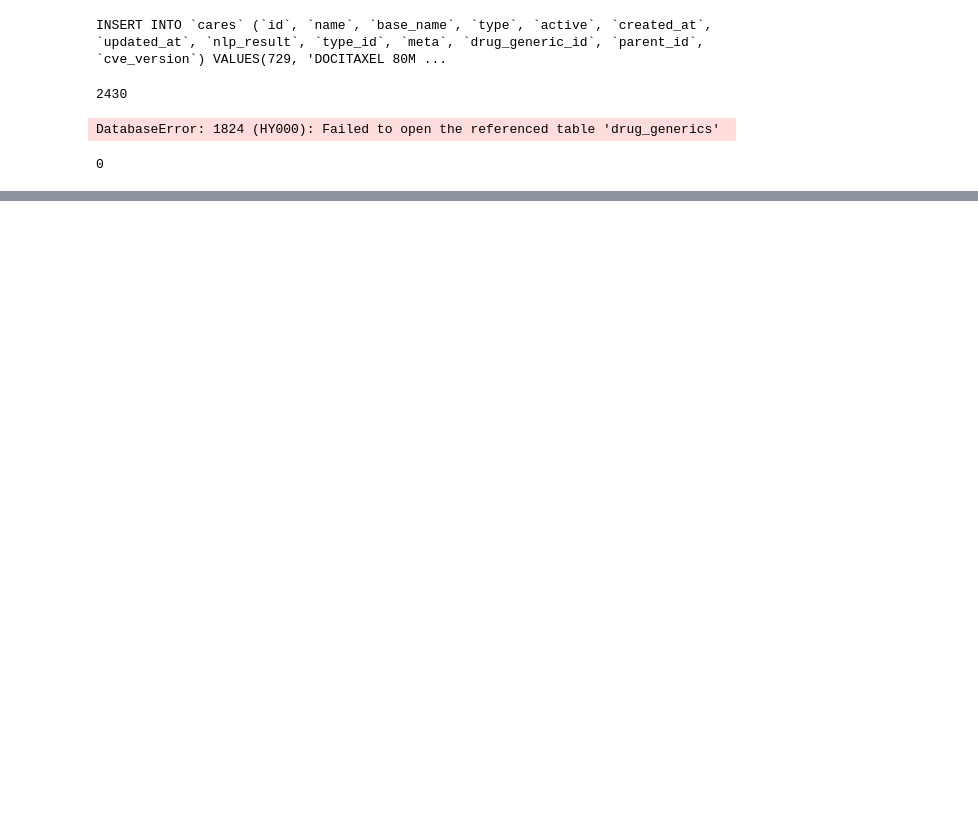
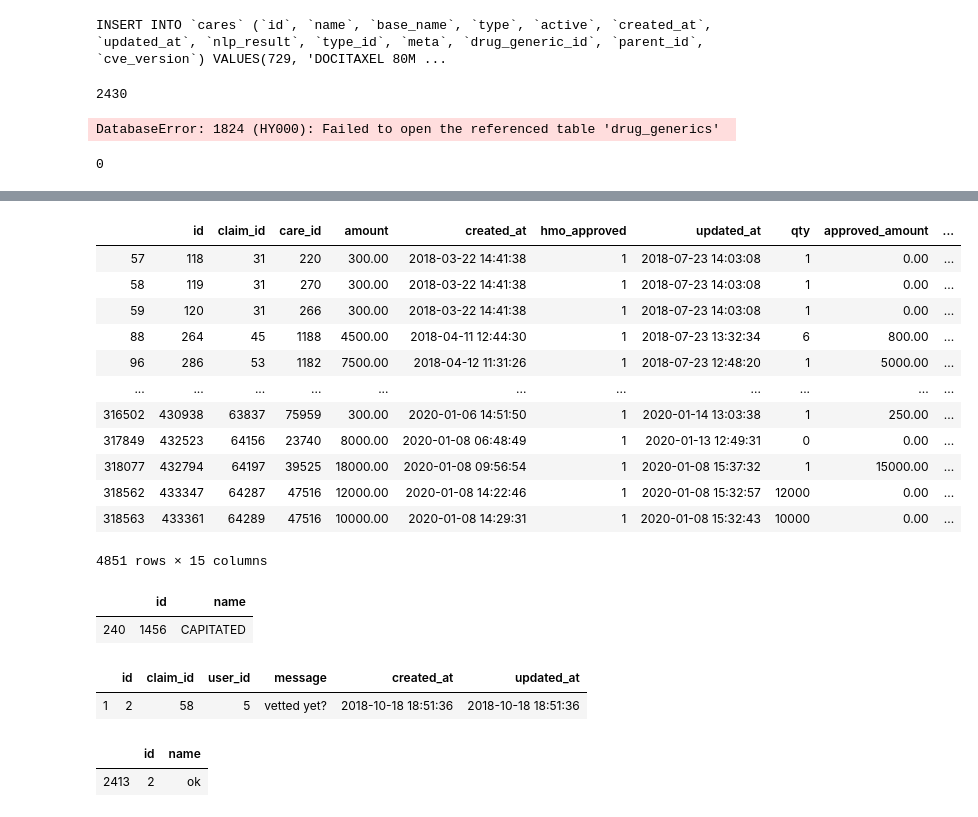
Before and after one commit to Shunling/Insight_HealthDataScience, a Jupyter notebook: Projects/P3/DataWangling.ipynb, the cells around one changed output, grey strips where cells are left out. Cells and saved outputs as stored; diff of their text form; code cells hidden in the pictures; blank space fills up the shorter version.

```diff
--- a/Projects/P3/DataWangling.ipynb
+++ b/Projects/P3/DataWangling.ipynb
@@ -77,0 +97,10 @@ len(cares)
+# %%
+for t in table_names[14:]:
+    print(t)
+    fetchdata = "select * from " + t + ";"
+    cursor.execute(fetchdata)
+    tables[t] = cursor.fetchall()
+
+    fetchcolumn = "show columns from " + t + ";"
+    cursor.execute(fetchcolumn)
+    table_columns[t] = cursor.fetchall()
@@ -77,0 +109,3 @@ len(cares)
+# %%
+for k in tables:
+    print(k)
@@ -77,0 +122,3 @@ len(cares)
+# %%
+for k in tables:
+    print(len(tables[k]))
@@ -77,0 +135,22 @@ len(cares)
+# %%
+# converts results to dataframe
+# all tables into a dictionary
+all_df = {}
+
+for k in tqdm(tables):
+    # initiate dataframe
+    print(k) # print table name
+    data = {}
+
+    # initiate dictionary for each table
+    columns = []
+    for name in table_columns[k]:
+        data[name[0]] = [] # initiate data
+        columns.append(name[0]) # get column name
+
+    for row in range(len(tables[k])):
+        temp = tables[k][row] # fetch data
+        for col in range(len(columns)):
+            data[columns[col]].append(temp[col]) # allocate data to each column for each row
+
+    all_df[k] = pd.DataFrame(data) # convert dictionary of table to dataframe
@@ -123,0 +352,31 @@ care_types = cursor.fetchall()
+# %%
+all_df['claim_items'].loc[(all_df['claim_items']['hmo_approved']==1) & (all_df['claim_items']['amount'] != all_df['claim_items']['approved_amount'])]
+# %% [output]
+|  | id | claim_id | care_id | amount | created_at | hmo_approved | updated_at | qty | approved_amount | ... |
+| 57 | 118 | 31 | 220 | 300.00 | 2018-03-22 14:41:38 | 1 | 2018-07-23 14:03:08 | 1 | 0.00 | ... |
+| 58 | 119 | 31 | 270 | 300.00 | 2018-03-22 14:41:38 | 1 | 2018-07-23 14:03:08 | 1 | 0.00 | ... |
+| 59 | 120 | 31 | 266 | 300.00 | 2018-03-22 14:41:38 | 1 | 2018-07-23 14:03:08 | 1 | 0.00 | ... |
+| 88 | 264 | 45 | 1188 | 4500.00 | 2018-04-11 12:44:30 | 1 | 2018-07-23 13:32:34 | 6 | 800.00 | ... |
+| 96 | 286 | 53 | 1182 | 7500.00 | 2018-04-12 11:31:26 | 1 | 2018-07-23 12:48:20 | 1 | 5000.00 | ... |
+| ... | ... | ... | ... | ... | ... | ... | ... | ... | ... | ... |
+| 316502 | 430938 | 63837 | 75959 | 300.00 | 2020-01-06 14:51:50 | 1 | 2020-01-14 13:03:38 | 1 | 250.00 | ... |
+| 317849 | 432523 | 64156 | 23740 | 8000.00 | 2020-01-08 06:48:49 | 1 | 2020-01-13 12:49:31 | 0 | 0.00 | ... |
+| 318077 | 432794 | 64197 | 39525 | 18000.00 | 2020-01-08 09:56:54 | 1 | 2020-01-08 15:37:32 | 1 | 15000.00 | ... |
+| 318562 | 433347 | 64287 | 47516 | 12000.00 | 2020-01-08 14:22:46 | 1 | 2020-01-08 15:32:57 | 12000 | 0.00 | ... |
+| 318563 | 433361 | 64289 | 47516 | 10000.00 | 2020-01-08 14:29:31 | 1 | 2020-01-08 15:32:43 | 10000 | 0.00 | ... |
+4851 rows × 15 columns
+# %%
+all_df['comments'].loc[all_df['comments']['id']==1456]
+# %% [output]
+|  | id | name |
+| 240 | 1456 | CAPITATED |
+# %%
+all_df['claim_comments'][all_df['claim_comments']['id']==2]
+# %% [output]
+|  | id | claim_id | user_id | message | created_at | updated_at |
+| 1 | 2 | 58 | 5 | vetted yet? | 2018-10-18 18:51:36 | 2018-10-18 18:51:36 |
+# %%
+all_df['comments'][all_df['comments']['id']==2]
+# %% [output]
+|  | id | name |
+| 2413 | 2 | ok |
```
Also changed, not shown: parts of 22 cells of this notebook.
